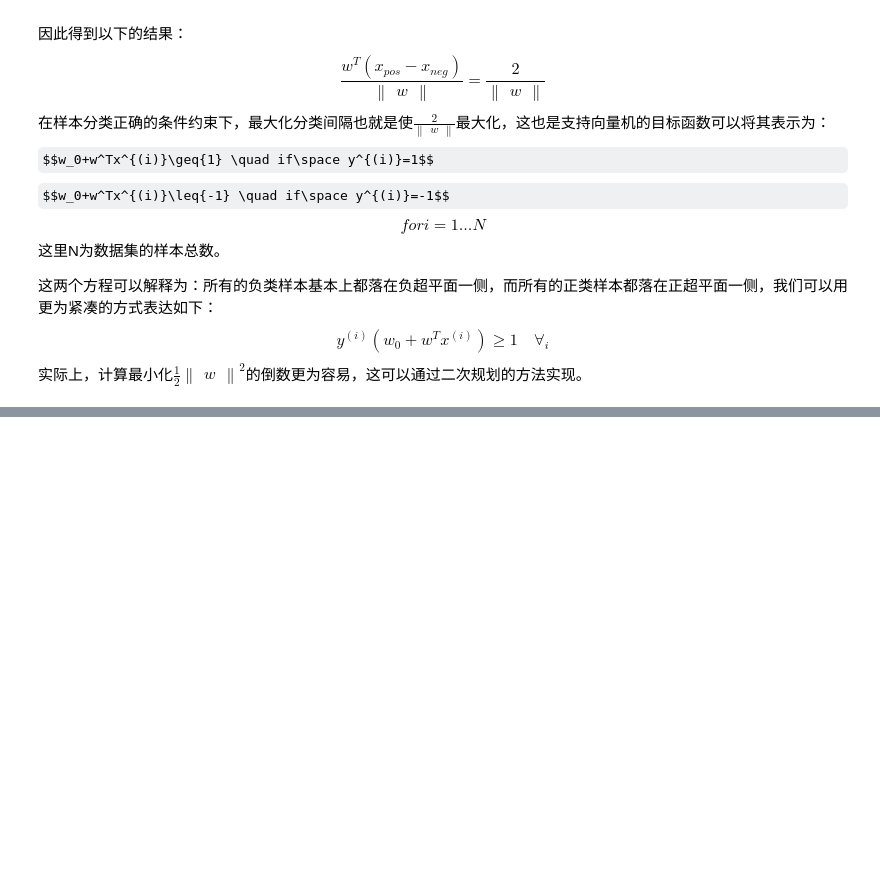
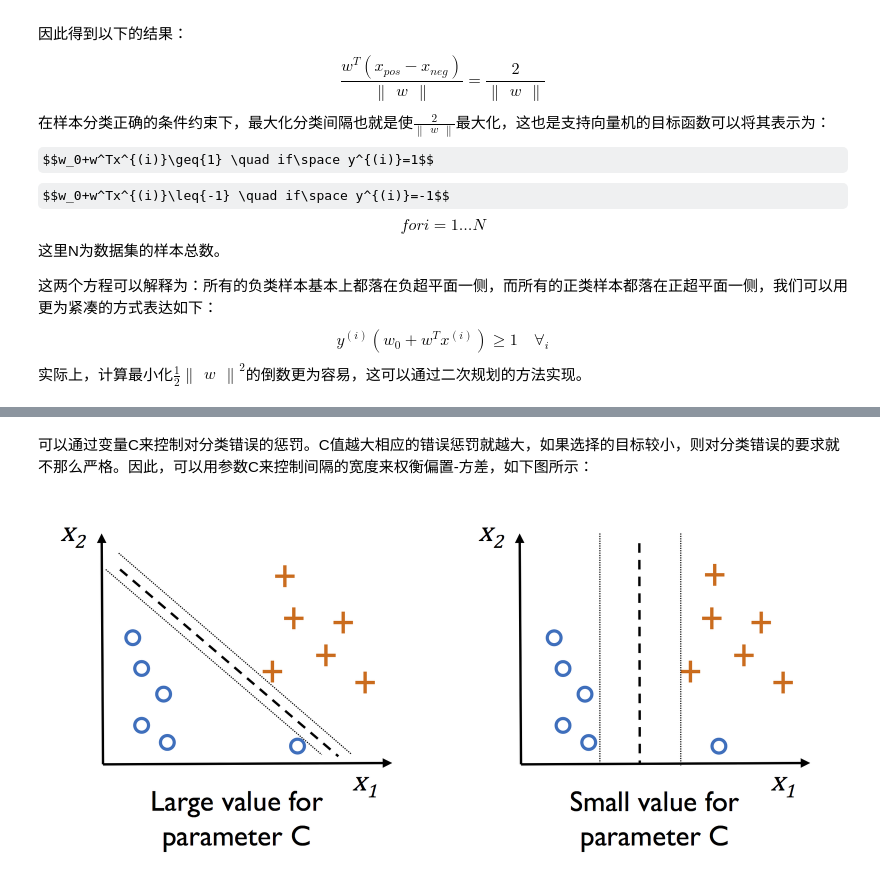
Before and after one commit to JackCaiZhang/python-machine-learning-3rd-edition, a Jupyter notebook: ch03/ch03.ipynb, the cells around one changed output, grey strips where cells are left out. Drawn from its saved outputs; the diff is of its cells as text; code cells hidden in the pictures; some formulas as TeX source; blank space fills up the shorter version.

```diff
--- a/ch03/ch03.ipynb
+++ b/ch03/ch03.ipynb
@@ -466,0 +490,6 @@ $$y^{(i)}(w_0+w^Tx^{(i)})\geq{1} \quad \forall_i$$
+# %% [markdown]
+可以通过变量C来控制对分类错误的惩罚。C值越大相应的错误惩罚就越大，如果选择的目标较小，则对分类错误的要求就不那么严格。因此，可以用参数C来控制间隔的宽度来权衡偏置-方差，如下图所示：
+# %%
+Image('images/03_10.png', width=800)
+# %% [output]
+[figure, added]
```
Also changed, not shown: parts of 5 cells of this notebook.
